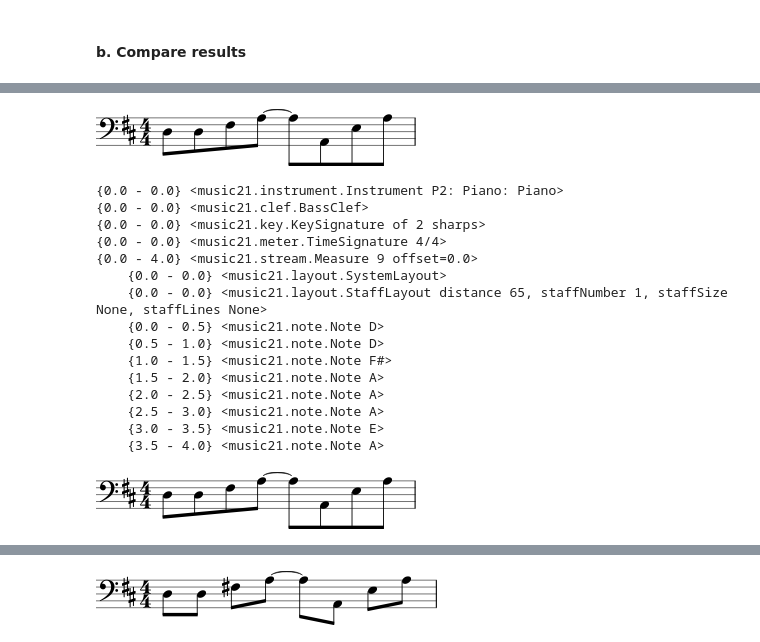
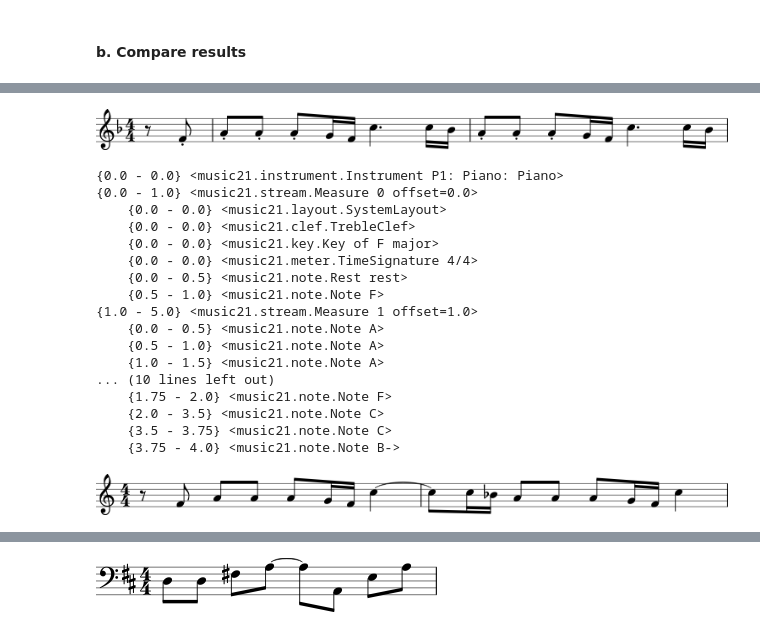
Before and after one commit to MickyDowns/deep-keras-music-net, a Jupyter notebook: music_study_aid.ipynb, the cells around one changed output, grey strips where cells are left out. Drawn from its saved outputs; the diff is of its cells as text; code cells hidden in the pictures.

```diff
--- a/music_study_aid.ipynb
+++ b/music_study_aid.ipynb
@@ -4265,7 +4265,7 @@ for inFile in inFiles:
 for code, see soundProcessing/convert_tiny_to_m21.py'''
 
 dn = 'data/wip/scores/'
-fn = 'star wars main short medium'
+fn = 'vivaldi four seasons spring classic medium'
 baseline = m21.converter.parse(dn + fn + '.xml')
 
 tmp = open(dn + fn + ' treb.txt', 'r'); treb = tmp.read()
@@ -4287,8 +4328,9 @@ converted.insert(0, m21.stream.PartStaff(bass))
 '''go back to originally imported xml (i.e, xml->stream) and...'''
 
 mStart = 0
-mEnd = 10
+mEnd = 2
 
 play_m21(baseline.measures(mStart,mEnd))
-baseline.measures(mStart,mEnd).show()
+baseline.measures(mStart,mEnd).show('text')
+#print(baseline.measures(mStart,mEnd).show())
 # %% [output]
@@ -4308,32 +4366,34 @@ converted.measures(mStart,mEnd).show()
 # %%
-part = 1
-frm = 9
-to = 9
+part = 0
+frm = 0
+to = 2
 #play_m21(s3a.parts[part].measures(frm,to))
-s3a.parts[part].measures(frm,to).show()
+baseline.parts[part].measures(frm,to).show()
 # %% [output]
-[figure, old version]
+[figure, new version]
 # %%
-s3a.parts[part].measures(frm,to).show('text', addEndTimes=True)
+baseline.parts[part].measures(frm,to).show('text', addEndTimes=True)
 # %% [output]
-{0.0 - 0.0} <music21.instrument.Instrument P2: Piano: Piano>
-{0.0 - 0.0} <music21.clef.BassClef>
-{0.0 - 0.0} <music21.key.KeySignature of 2 sharps>
-{0.0 - 0.0} <music21.meter.TimeSignature 4/4>
-{0.0 - 4.0} <music21.stream.Measure 9 offset=0.0>
+{0.0 - 0.0} <music21.instrument.Instrument P1: Piano: Piano>
+{0.0 - 1.0} <music21.stream.Measure 0 offset=0.0>
     {0.0 - 0.0} <music21.layout.SystemLayout>
-    {0.0 - 0.0} <music21.layout.StaffLayout distance 65, staffNumber 1, staffSize None, staffLines None>
-    {0.0 - 0.5} <music21.note.Note D>
-    {0.5 - 1.0} <music21.note.Note D>
-    {1.0 - 1.5} <music21.note.Note F#>
-    {1.5 - 2.0} <music21.note.Note A>
-    {2.0 - 2.5} <music21.note.Note A>
-    {2.5 - 3.0} <music21.note.Note A>
-    {3.0 - 3.5} <music21.note.Note E>
-    {3.5 - 4.0} <music21.note.Note A>
+    {0.0 - 0.0} <music21.clef.TrebleClef>
+    {0.0 - 0.0} <music21.key.Key of F major>
+    {0.0 - 0.0} <music21.meter.TimeSignature 4/4>
+    {0.0 - 0.5} <music21.note.Rest rest>
+    {0.5 - 1.0} <music21.note.Note F>
+{1.0 - 5.0} <music21.stream.Measure 1 offset=1.0>
+    {0.0 - 0.5} <music21.note.Note A>
+    {0.5 - 1.0} <music21.note.Note A>
+    {1.0 - 1.5} <music21.note.Note A>
+... (10 lines left out)
+    {1.75 - 2.0} <music21.note.Note F>
+    {2.0 - 3.5} <music21.note.Note C>
+    {3.5 - 3.75} <music21.note.Note C>
+    {3.75 - 4.0} <music21.note.Note B->
 # %%
 #play_m21(s3a_col.parts[part].measures(frm,to))
-s3a_col.parts[part].measures(frm,to).show()
+converted.parts[part].measures(frm,to).show()
 # %% [output]
-[figure, old version]
+[figure, new version]
 # %%
```
Also changed, not shown: parts of 8 cells of this notebook.
